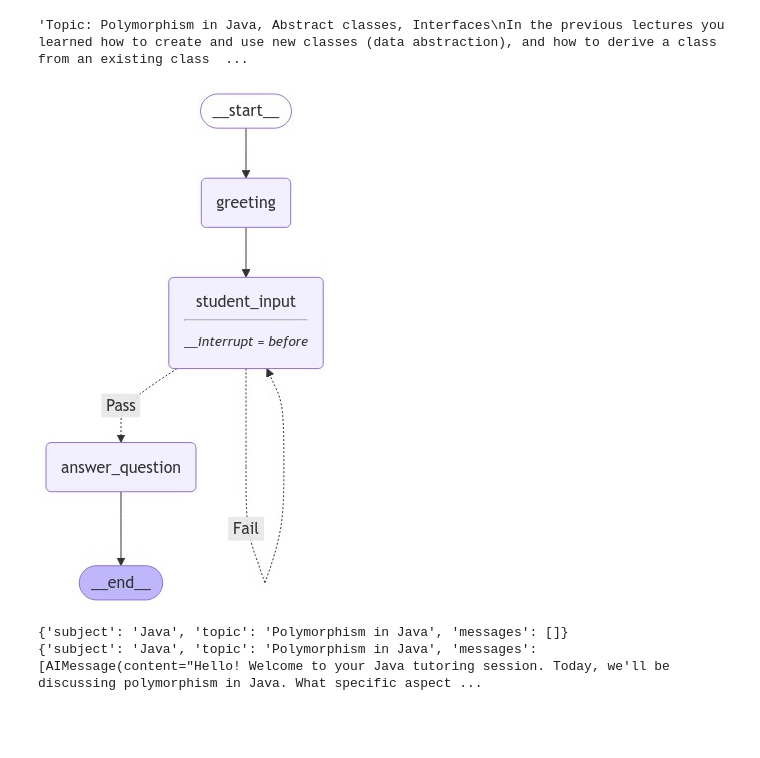
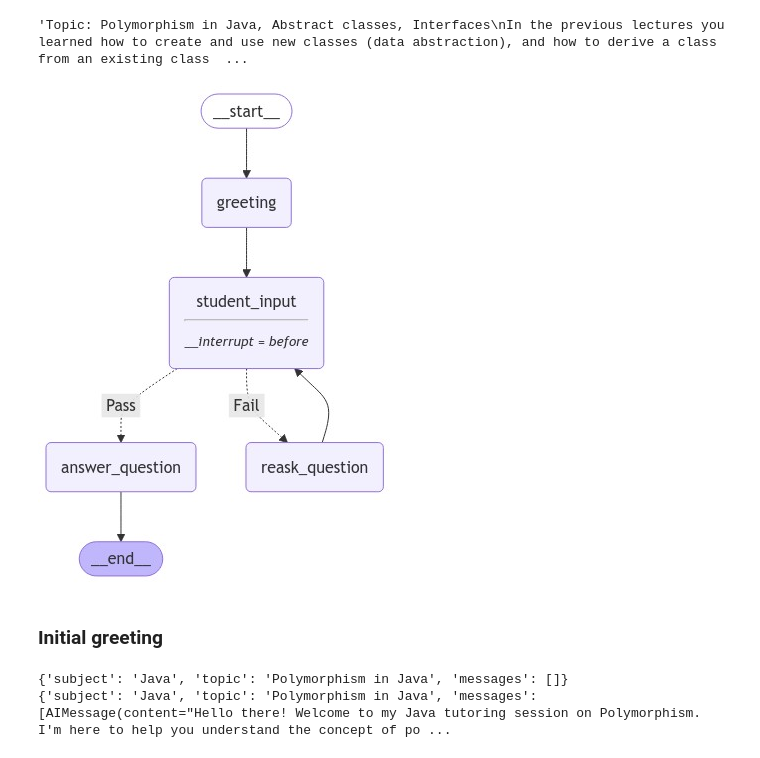
Before and after one commit to VictorCentennial/AI-Tutor-agentic-rag, a Jupyter notebook: flask-server/LangGraph_ai_tutor.ipynb, the cells around one changed output. Cells and saved outputs as stored; diff of their text form; code cells hidden in the pictures; blank space fills up the shorter version.

```diff
--- a/flask-server/LangGraph_ai_tutor.ipynb
+++ b/flask-server/LangGraph_ai_tutor.ipynb
@@ -72,7 +73,7 @@ Question: {question}
 Context: {context}
 """
 # %%
-from typing import TypedDict, Annotated
+from typing import TypedDict, Annotated, datetime
 from langgraph.graph.message import add_messages
 
 
@@ -83,6 +84,8 @@ class AgentState(TypedDict):
     topic: str
     context: str
     messages: Annotated[list, add_messages]
+    start_time: datetime
+
 
 def greeting(state: AgentState):
     subject = state["subject"]
@@ -120,6 +123,9 @@ def student_input(state:AgentState):
     print(state["messages"][-1].content)
     return state
 
+def reask_question(state:AgentState):
+    return {"messages": [AIMessage(content="Your question is not related to the topic. Please ask a question related to the topic.")]}
+
 
 def answer_question(state:AgentState):
     # print("Answer the question: ", state["messages"][-1].content)
@@ -132,37 +138,39 @@ from langgraph.graph import START,END, StateGraph
 
 workflow = StateGraph(AgentState)
 
 workflow.add_node("greeting", greeting)
 workflow.add_node("student_input", student_input)
 # workflow.add_node("question_guarding", question_guarding)
 workflow.add_node("answer_question", answer_question)
-
+workflow.add_node("reask_question", reask_question)
 
 workflow.add_edge(START, "greeting")
 workflow.add_edge("greeting", "student_input")
-# workflow.add_edge("student_input", "question_guarding")
+workflow.add_edge("reask_question", "student_input")
 
 workflow.add_conditional_edges(
     "student_input",
     question_guarding,
     {
         "Pass": "answer_question",
-        "Fail": "student_input"
+        "Fail": "reask_question"
     }
 )
 
 workflow.add_edge("answer_question", END)
 # workflow.add_edge("student_input", "question_guarding")
 
 from langgraph.checkpoint.memory import MemorySaver
 
 memory = MemorySaver()
 app = workflow.compile(checkpointer=memory, interrupt_before=["student_input"])
 
 from IPython.display import Image, display
 display(Image(app.get_graph().draw_mermaid_png()))
 # %% [output]
-[figure, old version]
+[figure, new version]
+# %% [markdown]
+### Initial greeting
 # %%
 # Input
 initial_input = {"subject":"Java", "topic": "Polymorphism in Java"}
@@ -175,5 +183,5 @@ for event in app.stream(initial_input, thread, stream_mode="values"):
     print(event)
 # %% [output]
 {'subject': 'Java', 'topic': 'Polymorphism in Java', 'messages': []}
-{'subject': 'Java', 'topic': 'Polymorphism in Java', 'messages': [AIMessage(content="Hello! Welcome to your Java tutoring session. Today, we'll be discussing polymorphism in Java. What specific aspect ...
+{'subject': 'Java', 'topic': 'Polymorphism in Java', 'messages': [AIMessage(content="Hello there! Welcome to my Java tutoring session on Polymorphism. I'm here to help you understand the concept of po ...
 # %%
```
Also changed, not shown: parts of 7 cells of this notebook.
